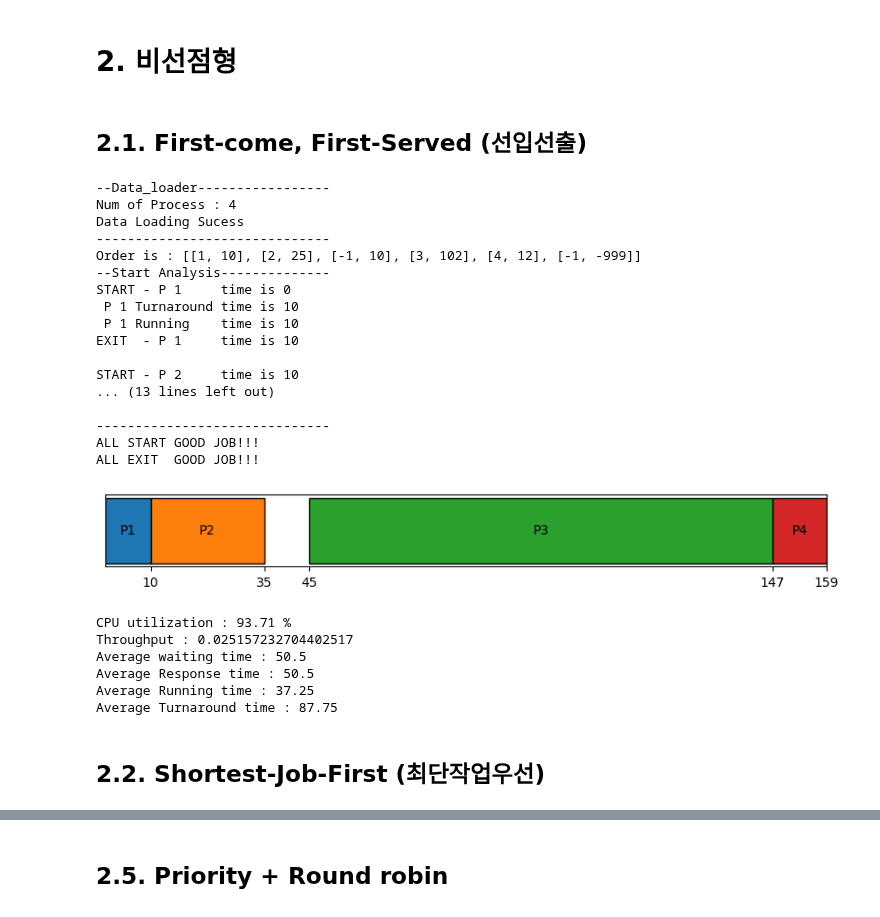
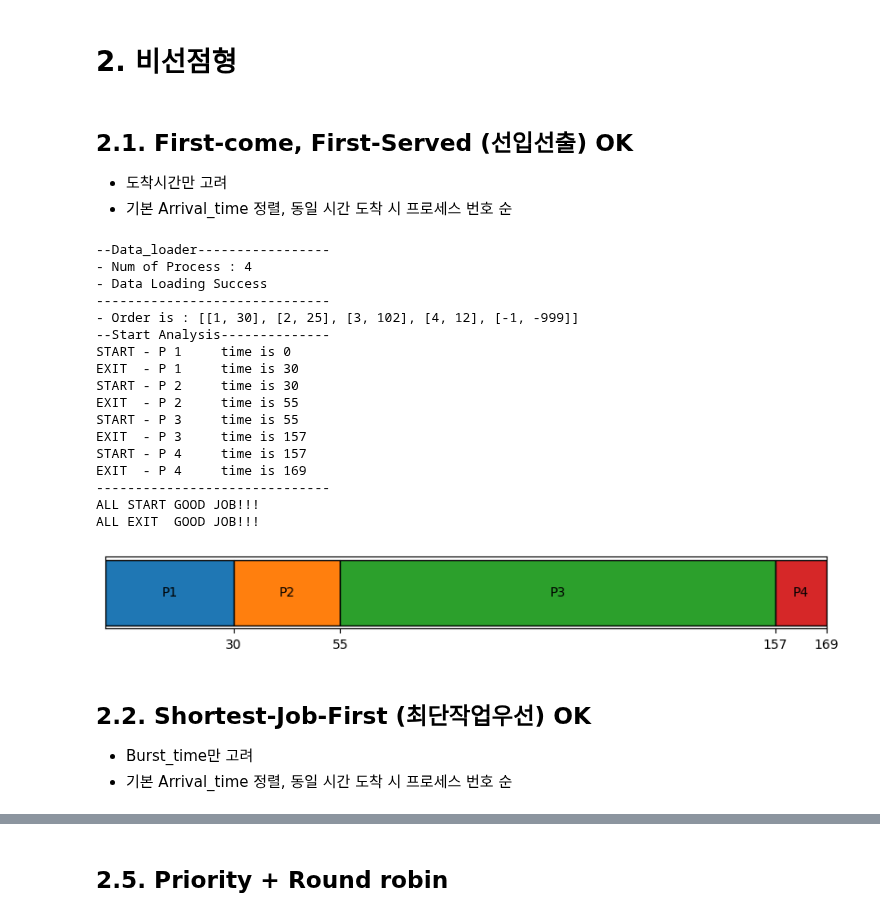
Before and after one commit to jiho264/2023os, a Jupyter notebook: homework01/homework01.ipynb, the cells around one changed output, grey strips where cells are left out. Drawn from its saved outputs; the diff is of its cells as text; code cells hidden in the pictures.

Commit message:
add deep copy

```diff
--- a/homework01/homework01.ipynb
+++ b/homework01/homework01.ipynb
@@ -67,7 +70,7 @@ _ALL_JOB_IS_DONE_ = -999
 _NON_PROCESS_ = -1
 
 def draw(_process, _order):
-    print("Order is :", _order)
+    print("- Order is :", _order)
     print("--Start Analysis--------------")
     fig, ax = plt.subplots(figsize=(10, 1))
 
@@ -126,14 +129,12 @@ def draw(_process, _order):
             _target['Burst_time'] -= _runtime
             # JOP IS DONE ?
             if (_target['Burst_time'] == 0):
-                print(" P", _JUST_PRINT_IDX_, "Turnaround time is",
-                      _now_time - _target['Arrival_time'])
+                # print(" P", _JUST_PRINT_IDX_, "Turnaround time is",_now_time - _target['Arrival_time'])
                 _sum_of_turnaround_time += _now_time - _target['Arrival_time']
-                print(" P", _JUST_PRINT_IDX_, "Running    time is", _now_time -
-                      abs(_target['Priority']))
+                # print(" P", _JUST_PRINT_IDX_, "Running    time is", _now_time -abs(_target['Priority']))
                 _sum_of_running_time += _now_time - abs(_target['Priority'])
                 print("EXIT  - P", _JUST_PRINT_IDX_, "    time is", _now_time)
-                print("")
+                # print("")
                 _done_counter +=1
         _xlim_tickers.append(_now_time)
 
@@ -154,57 +155,55 @@ def draw(_process, _order):
 
     # print value
     # cpu 이용률
-    print("CPU utilization : %2.2f" % float(_sum_of_busrt_time/_now_time*100), "%")
-    # 단위 시간당 처리된 프로세스의 개수
-    print("Throughput :", len(_process)/_now_time)
-    # 프로세스를 cpu가 실행하지 않은 평균 대기시간
-    print("Average waiting time :", _cumsum_waiting_time/len(_process))
-    # 프로세스를 처음으로 실행하는 데에 걸린 시간
-    print("Average Response time :", _sum_of_response_time/len(_process))
-    # 시작하고 나서부터 완료까지 걸린 시간
-    print("Average Running time :", _sum_of_running_time/len(_process))
-    # 처음 대기 부터, 작업 완료에 대한 총 소요 시간 / p's 종료시점 - arrival_time
-    print("Average Turnaround time :", _sum_of_turnaround_time/len(_process))
+    # print("CPU utilization : %2.2f" % float(_sum_of_busrt_time/_now_time*100), "%")
+    # # 단위 시간당 처리된 프로세스의 개수
+    # print("Throughput :", len(_process)/_now_time)
+    # # 프로세스를 cpu가 실행하지 않은 평균 대기시간
+    # print("Average waiting time :", _cumsum_waiting_time/len(_process))
+    # # 프로세스를 처음으로 실행하는 데에 걸린 시간
+    # print("Average Response time :", _sum_of_response_time/len(_process))
+    # # 시작하고 나서부터 완료까지 걸린 시간
+    # print("Average Running time :", _sum_of_running_time/len(_process))
+    # # 처음 대기 부터, 작업 완료에 대한 총 소요 시간 / p's 종료시점 - arrival_time
+    # print("Average Turnaround time :", _sum_of_turnaround_time/len(_process))
 # %% [markdown]
 # 2. 비선점형
 # %% [markdown]
-## 2.1. First-come, First-Served (선입선출)
+## 2.1. First-come, First-Served (선입선출) OK
+- 도착시간만 고려
+- 기본 Arrival_time 정렬, 동일 시간 도착 시 프로세스 번호 순
 # %%
 _order = []
-tmp = data_loader()
-tmp = sorted(tmp['list'], key=lambda x: x['Arrival_time'])
+_list = data_loader()['list']
+_copy = copy.deepcopy(_list)
+_list = sorted(_list, key=lambda x: x['Arrival_time'])
 
-for i in tmp:
-    _order.append([i['Num'], i['Burst_time']])
+for _sorted_process in _list:
+    _order.append([_sorted_process['Num'], _sorted_process['Burst_time']])
 
-_order.insert(2, [_NON_PROCESS_, 10])
 _order.append([_NON_PROCESS_, _ALL_JOB_IS_DONE_])
 
-draw(tmp, _order)
+draw(_copy, _order)
 # %% [output]
 --Data_loader-----------------
-Num of Process : 4
-Data Loading Sucess
+- Num of Process : 4
+- Data Loading Success
 ------------------------------
-Order is : [[1, 10], [2, 25], [-1, 10], [3, 102], [4, 12], [-1, -999]]
+- Order is : [[1, 30], [2, 25], [3, 102], [4, 12], [-1, -999]]
 --Start Analysis--------------
 START - P 1     time is 0
- P 1 Turnaround time is 10
- P 1 Running    time is 10
-EXIT  - P 1     time is 10
-
-START - P 2     time is 10
-... (13 lines left out)
-
+EXIT  - P 1     time is 30
+START - P 2     time is 30
+EXIT  - P 2     time is 55
+START - P 3     time is 55
+EXIT  - P 3     time is 157
+START - P 4     time is 157
+EXIT  - P 4     time is 169
 ------------------------------
 ALL START GOOD JOB!!!
 ALL EXIT  GOOD JOB!!!
-[figure, old version]
+[figure, new version]
-CPU utilization : 93.71 %
-Throughput : 0.025157232704402517
-Average waiting time : 50.5
-Average Response time : 50.5
-Average Running time : 37.25
-Average Turnaround time : 87.75
 # %% [markdown]
-## 2.2. Shortest-Job-First (최단작업우선)
+## 2.2. Shortest-Job-First (최단작업우선) OK
+- Burst_time만 고려
+- 기본 Arrival_time 정렬, 동일 시간 도착 시 프로세스 번호 순
```
Also changed, not shown: parts of 14 cells of this notebook, 1 other file.
